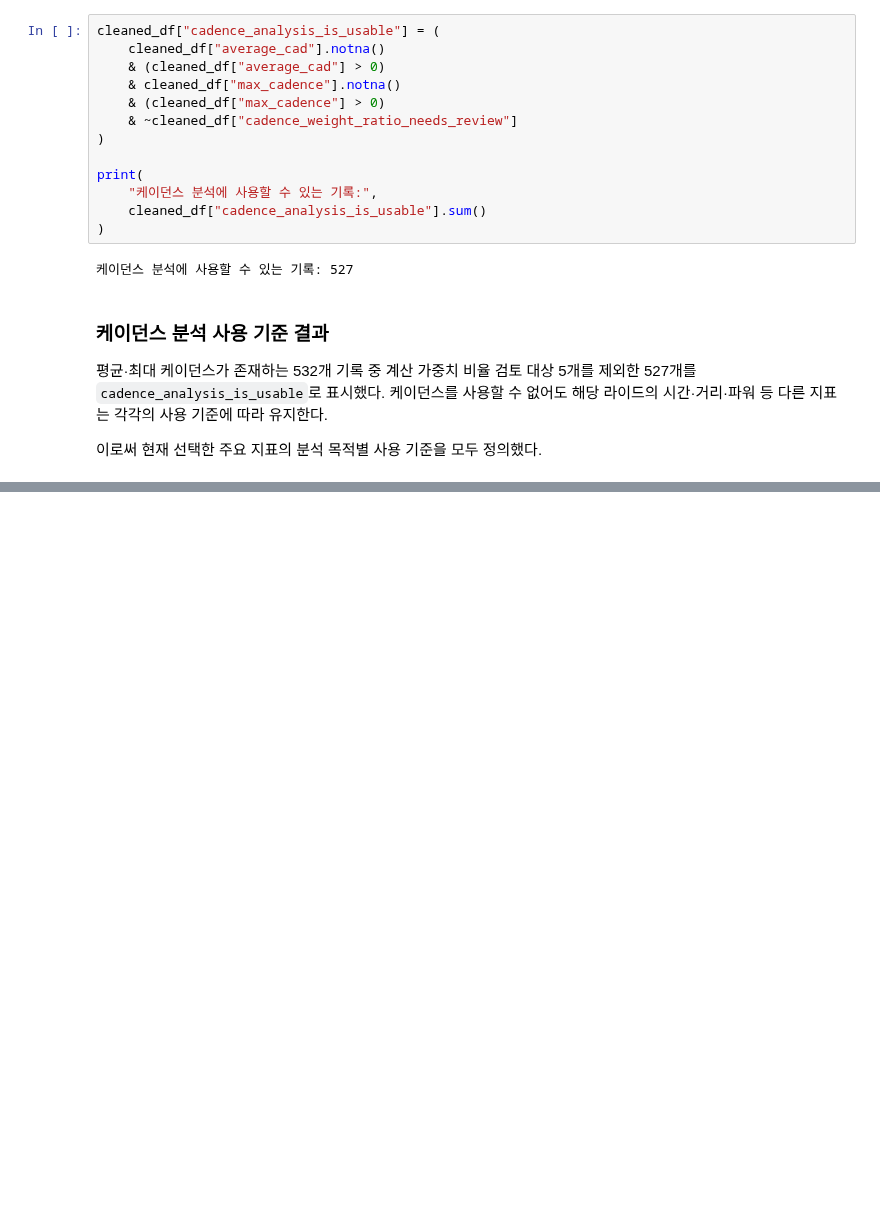
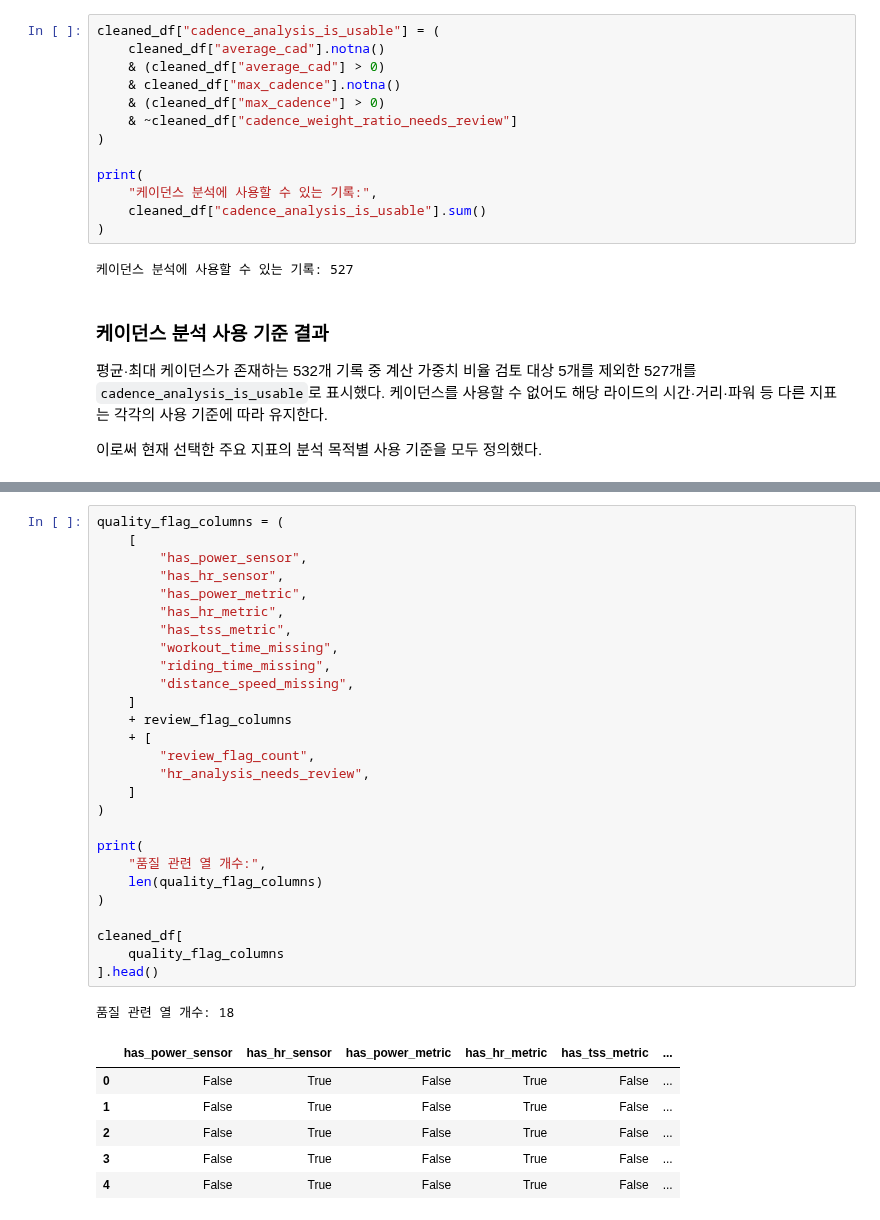
Before and after one commit to jhh0107gsc-hub/cycling, a Jupyter notebook: notebooks/01_goldencheetah_exploration.ipynb, the cells around one changed output, grey strips where cells are left out. Cells and saved outputs as stored; diff of their text form; blank space fills up the shorter version.

```diff
--- a/notebooks/01_goldencheetah_exploration.ipynb
+++ b/notebooks/01_goldencheetah_exploration.ipynb
@@ -3055,0 +3146,35 @@ print(
+# %%
+quality_flag_columns = (
+    [
+        "has_power_sensor",
+        "has_hr_sensor",
+        "has_power_metric",
+        "has_hr_metric",
+        "has_tss_metric",
+        "workout_time_missing",
+        "riding_time_missing",
+        "distance_speed_missing",
+    ]
+    + review_flag_columns
+    + [
+        "review_flag_count",
+        "hr_analysis_needs_review",
+    ]
+)
+
+print(
+    "품질 관련 열 개수:",
+    len(quality_flag_columns)
+)
+
+cleaned_df[
+    quality_flag_columns
+].head()
+# %% [output]
+품질 관련 열 개수: 18
+|  | has_power_sensor | has_hr_sensor | has_power_metric | has_hr_metric | has_tss_metric | ... |
+| 0 | False | True | False | True | False | ... |
+| 1 | False | True | False | True | False | ... |
+| 2 | False | True | False | True | False | ... |
+| 3 | False | True | False | True | False | ... |
+| 4 | False | True | False | True | False | ... |
```
Also changed, not shown: parts of 8 cells of this notebook.
